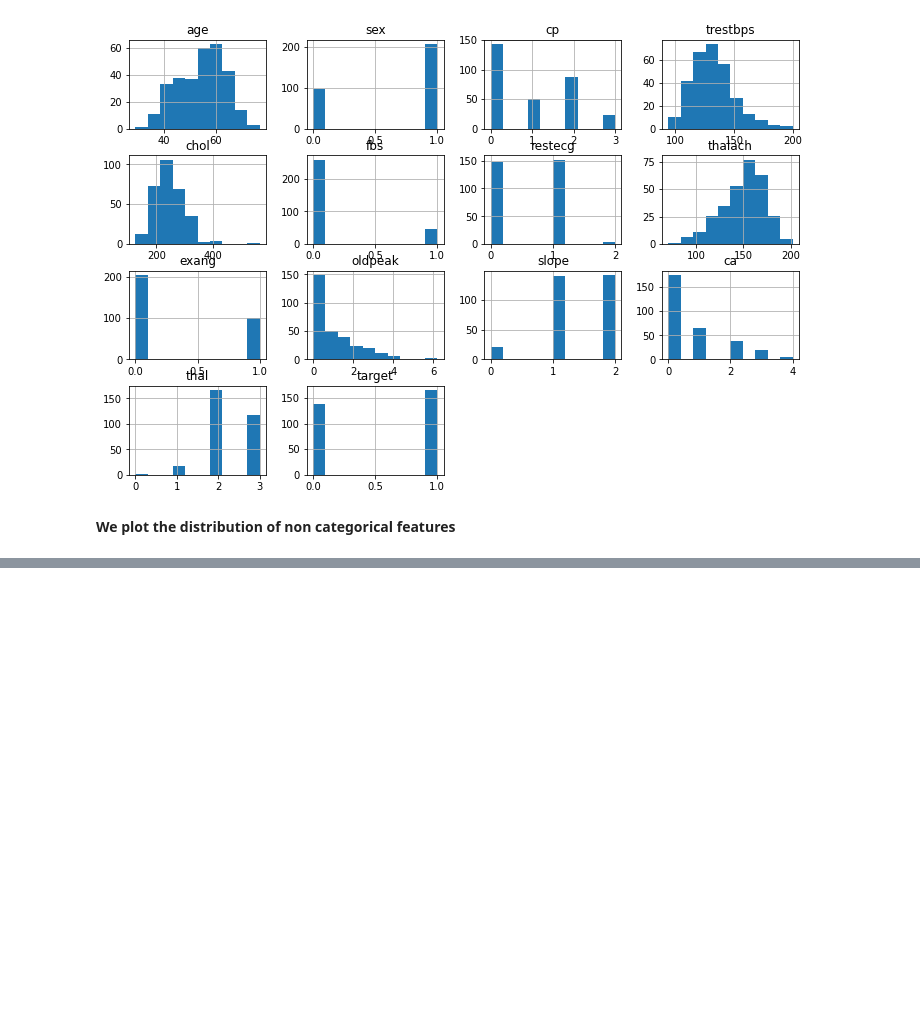
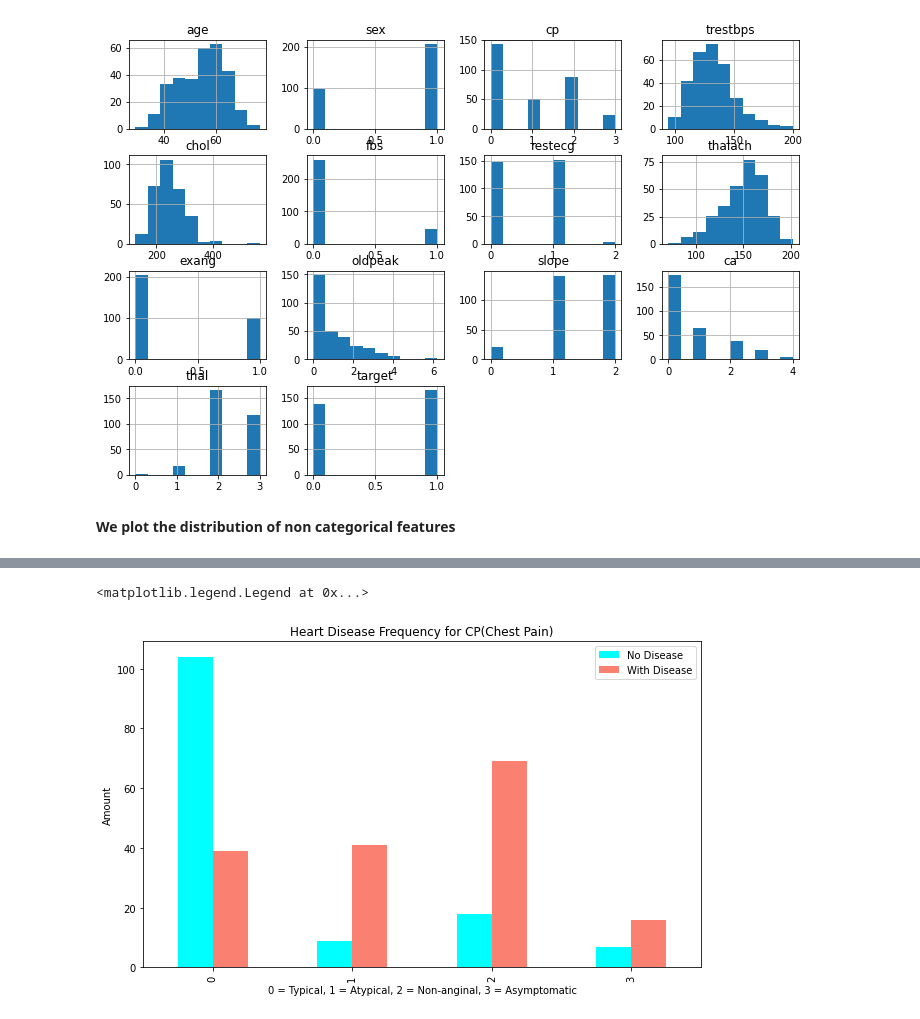
Before and after one commit to gracejidael/Health-datasets-Classification-, a Jupyter notebook: heart-disease-classification.ipynb, the cells around one changed output, grey strips where cells are left out. Cells and saved outputs as stored; diff of their text form; code cells hidden in the pictures; blank space fills up the shorter version.

```diff
--- a/heart-disease-classification.ipynb
+++ b/heart-disease-classification.ipynb
@@ -141,0 +191,12 @@ plt.show()
+# %%
+#Let's plot the relationship
+
+pd.crosstab(df.cp, df.target).plot(kind='bar', figsize=(10,6), color=["cyan", "salmon"])
+
+plt.title("Heart Disease Frequency for CP(Chest Pain)")
+plt.xlabel("0 = Typical, 1 = Atypical, 2 = Non-anginal, 3 = Asymptomatic")
+plt.ylabel("Amount")
+plt.legend(["No Disease", "With Disease"])
+# %% [output]
+<matplotlib.legend.Legend at 0x...>
+[figure, added]
```
Also changed, not shown: parts of 23 cells of this notebook.
